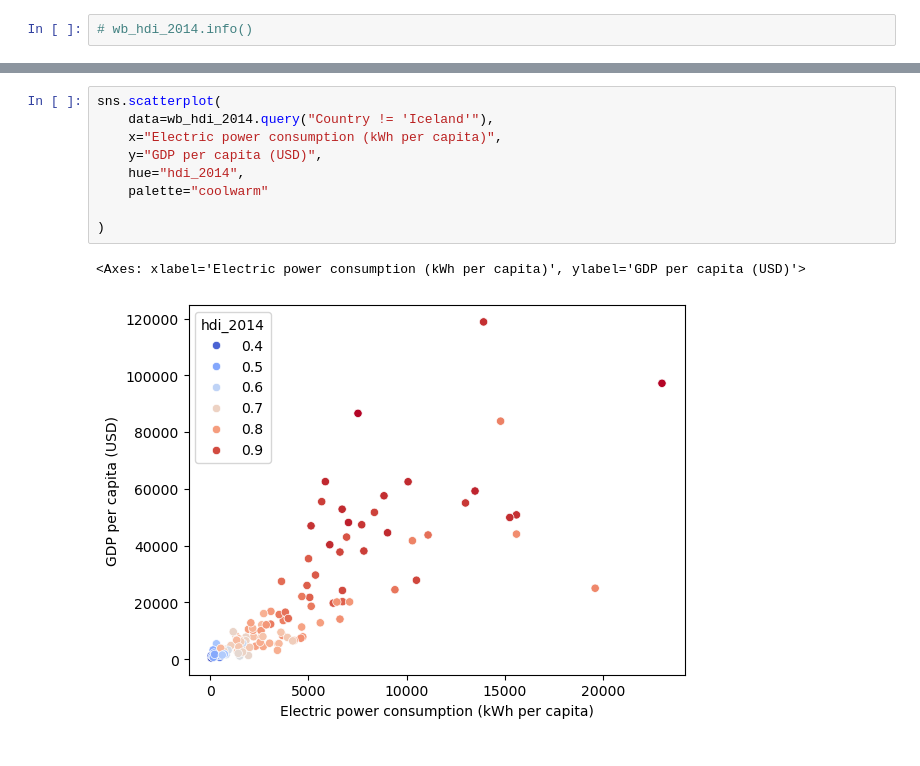
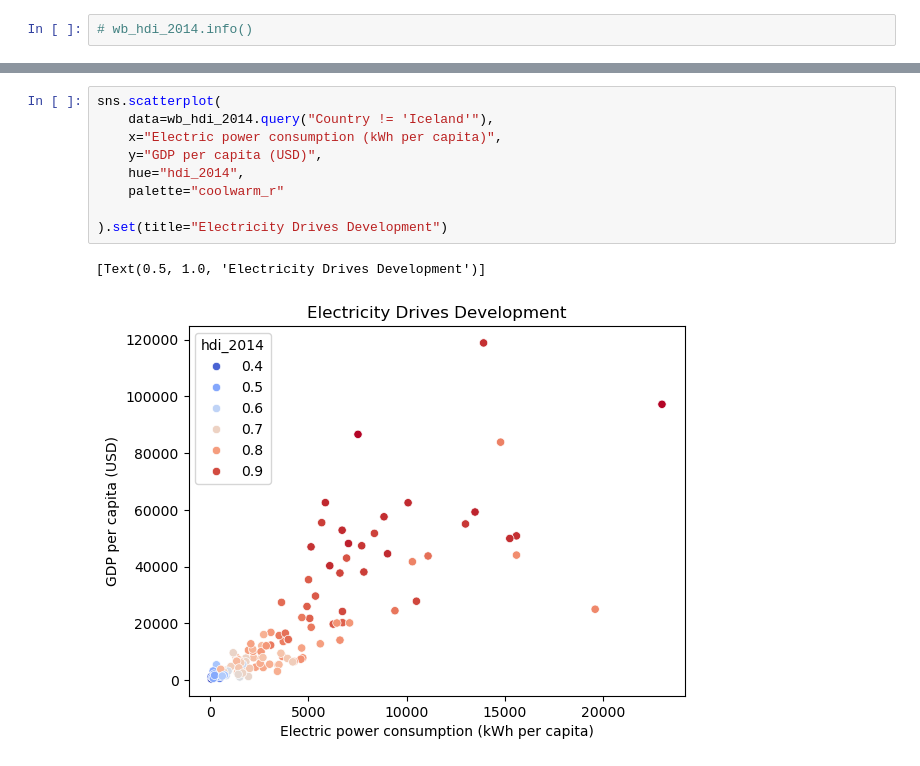
Before and after one commit to bielng/world-economic-report-Dashboard, a Jupyter notebook: main.ipynb, the cells around one changed output, grey strips where cells are left out. Cells and saved outputs as stored; diff of their text form.

```diff
--- a/main.ipynb
+++ b/main.ipynb
@@ -359,12 +364,12 @@ plt.show()
 # %%
 sns.scatterplot(
     data=wb_hdi_2014.query("Country != 'Iceland'"),
     x="Electric power consumption (kWh per capita)",
     y="GDP per capita (USD)",
     hue="hdi_2014",
-    palette="coolwarm"
+    palette="coolwarm_r"
 
-)
+).set(title="Electricity Drives Development")
 # %% [output]
-<Axes: xlabel='Electric power consumption (kWh per capita)', ylabel='GDP per capita (USD)'>
+[Text(0.5, 1.0, 'Electricity Drives Development')]
-[figure, old version]
+[figure, new version]
```
Also changed, not shown: parts of 3 cells of this notebook.
